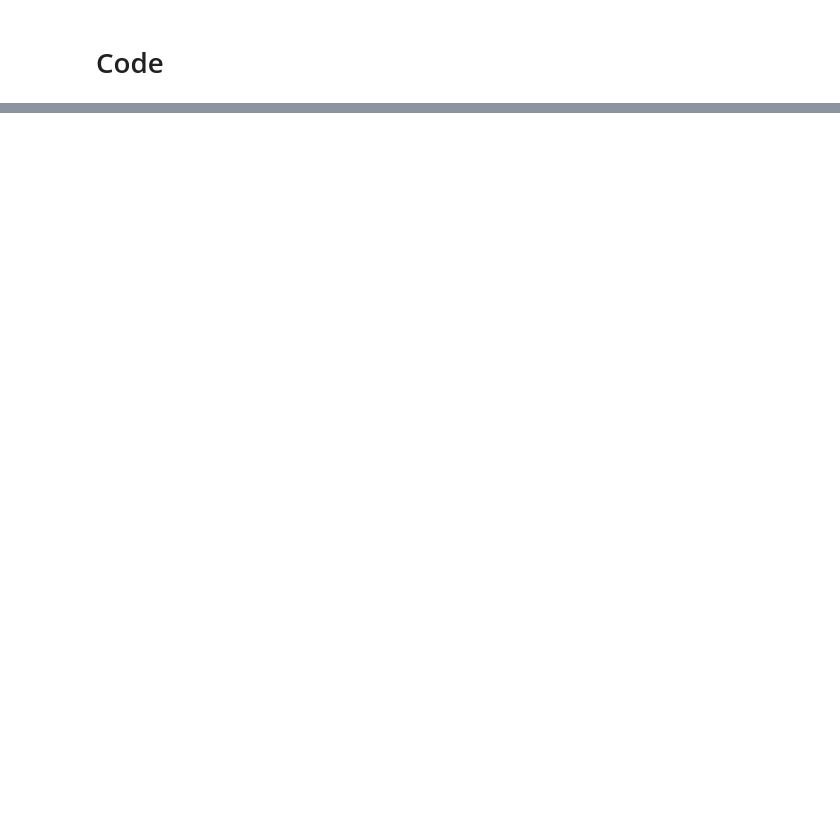
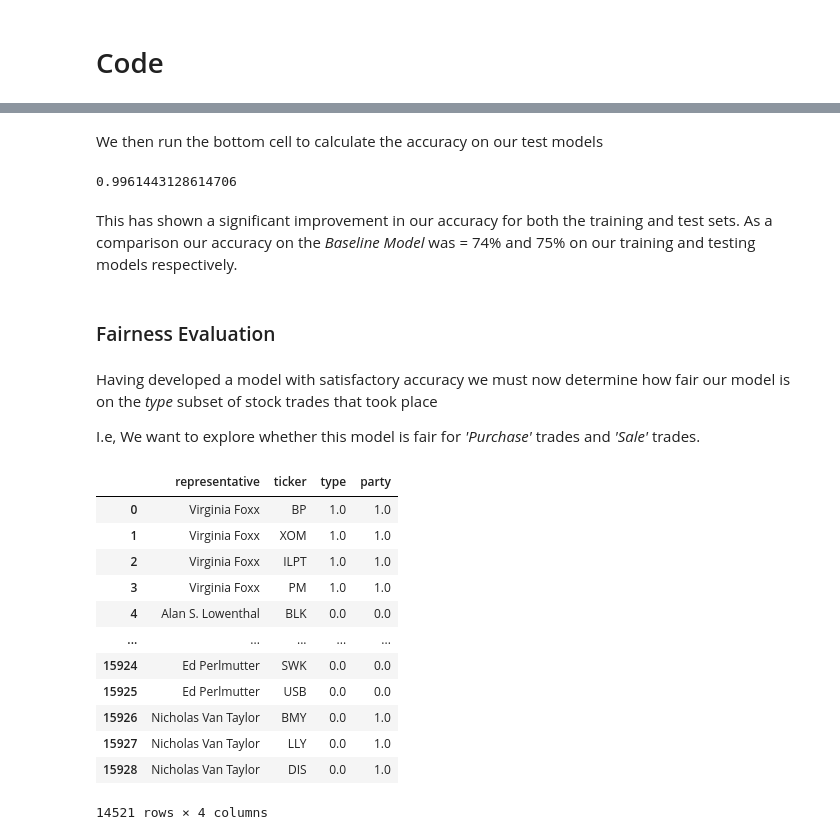
Before and after one commit to Shrsht/Using-Stock-Trades-to-Predict-Party-of-Members-of-the-US-House-of-Representatives, a Jupyter notebook: stocks.ipynb, the cells around one changed output, grey strips where cells are left out. Drawn from its saved outputs; the diff is of its cells as text; code cells hidden in the pictures; blank space fills up the shorter version.

```diff
--- a/stocks.ipynb
+++ b/stocks.ipynb
@@ -822,0 +406,31 @@ We do require a much more in depth research into the party-wide trading habits t
+# %% [markdown]
+We then run the bottom cell to calculate the accuracy on our test models
+# %%
+grids.score(X_test,y_test)
+# %% [output]
+0.9961443128614706
+# %% [markdown]
+This has shown a significant improvement in our accuracy for both the training and test sets.
+As a comparison our accuracy on the *Baseline Model* was = 74% and 75% on our training and testing models respectively.
+# %% [markdown]
+### Fairness Evaluation
+# %% [markdown]
+Having developed a model with satisfactory accuracy we must now determine how fair our model is on the *type* subset of stock trades that took place
+
+I.e, We want to explore whether this model is fair for *'Purchase'* trades and *'Sale'* trades.
+# %%
+working_df
+# %% [output]
+|  | representative | ticker | type | party |
+| 0 | Virginia Foxx | BP | 1.0 | 1.0 |
+| 1 | Virginia Foxx | XOM | 1.0 | 1.0 |
+| 2 | Virginia Foxx | ILPT | 1.0 | 1.0 |
+| 3 | Virginia Foxx | PM | 1.0 | 1.0 |
+| 4 | Alan S. Lowenthal | BLK | 0.0 | 0.0 |
+| ... | ... | ... | ... | ... |
+| 15924 | Ed Perlmutter | SWK | 0.0 | 0.0 |
+| 15925 | Ed Perlmutter | USB | 0.0 | 0.0 |
+| 15926 | Nicholas Van Taylor | BMY | 0.0 | 1.0 |
+| 15927 | Nicholas Van Taylor | LLY | 0.0 | 1.0 |
+| 15928 | Nicholas Van Taylor | DIS | 0.0 | 1.0 |
+14521 rows × 4 columns
```
Also changed, not shown: parts of 136 cells of this notebook.
